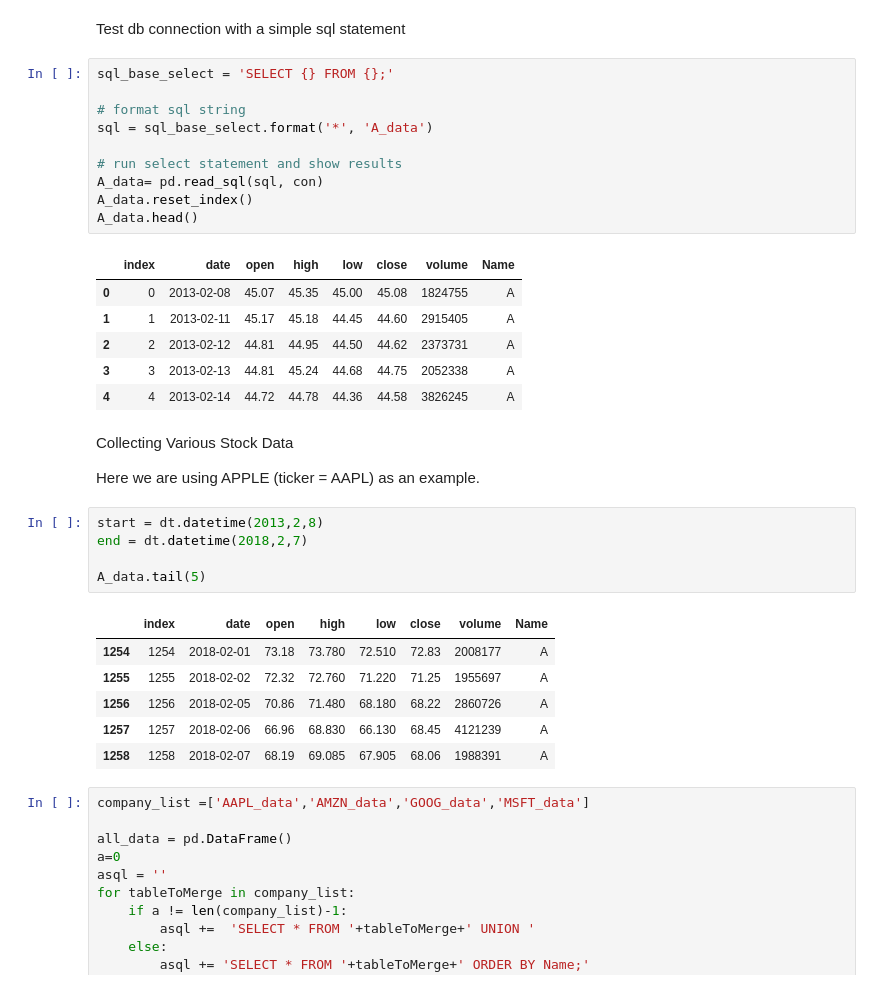
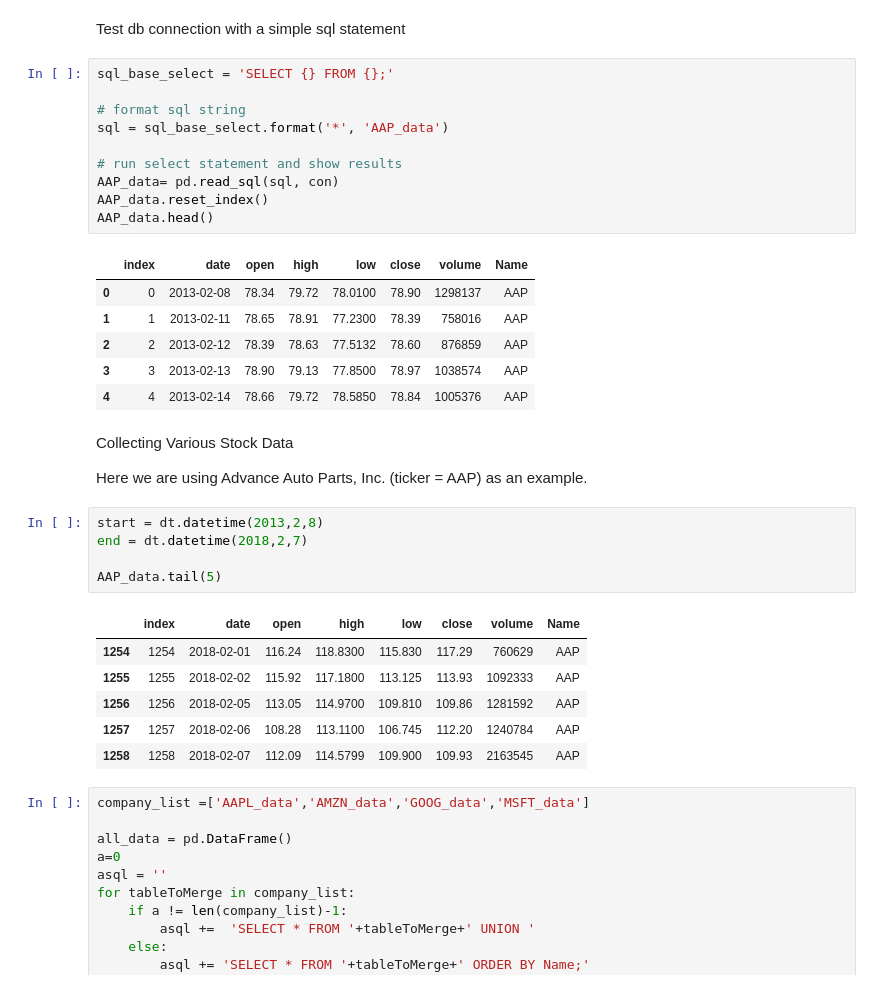
Before and after one commit to Sisira6K/SP_Stock_Price_Analysis, a Jupyter notebook: Stockprice_Analysis.ipynb, the cells around one changed output. Drawn from its saved outputs; the diff is of its cells as text.

```diff
--- a/Stockprice_Analysis.ipynb
+++ b/Stockprice_Analysis.ipynb
@@ -24,36 +34,36 @@ Test db connection with a simple sql statement
 # %%
 sql_base_select = 'SELECT {} FROM {};'
 
 # format sql string
-sql = sql_base_select.format('*', 'A_data')
+sql = sql_base_select.format('*', 'AAP_data')
 
 # run select statement and show results
-A_data= pd.read_sql(sql, con)
-A_data.reset_index()
-A_data.head()
+AAP_data= pd.read_sql(sql, con)
+AAP_data.reset_index()
+AAP_data.head()
 # %% [output]
 |  | index | date | open | high | low | close | volume | Name |
-| 0 | 0 | 2013-02-08 | 45.07 | 45.35 | 45.00 | 45.08 | 1824755 | A |
-| 1 | 1 | 2013-02-11 | 45.17 | 45.18 | 44.45 | 44.60 | 2915405 | A |
-| 2 | 2 | 2013-02-12 | 44.81 | 44.95 | 44.50 | 44.62 | 2373731 | A |
-| 3 | 3 | 2013-02-13 | 44.81 | 45.24 | 44.68 | 44.75 | 2052338 | A |
-| 4 | 4 | 2013-02-14 | 44.72 | 44.78 | 44.36 | 44.58 | 3826245 | A |
+| 0 | 0 | 2013-02-08 | 78.34 | 79.72 | 78.0100 | 78.90 | 1298137 | AAP |
+| 1 | 1 | 2013-02-11 | 78.65 | 78.91 | 77.2300 | 78.39 | 758016 | AAP |
+| 2 | 2 | 2013-02-12 | 78.39 | 78.63 | 77.5132 | 78.60 | 876859 | AAP |
+| 3 | 3 | 2013-02-13 | 78.90 | 79.13 | 77.8500 | 78.97 | 1038574 | AAP |
+| 4 | 4 | 2013-02-14 | 78.66 | 79.72 | 78.5850 | 78.84 | 1005376 | AAP |
 # %% [markdown]
 Collecting Various Stock Data
 
-Here we are using APPLE (ticker = AAPL) as an example.
+Here we are using Advance Auto Parts, Inc. (ticker = AAP) as an example.
 # %%
 start = dt.datetime(2013,2,8)
 end = dt.datetime(2018,2,7)
 
-A_data.tail(5)
+AAP_data.tail(5)
 # %% [output]
 |  | index | date | open | high | low | close | volume | Name |
-| 1254 | 1254 | 2018-02-01 | 73.18 | 73.780 | 72.510 | 72.83 | 2008177 | A |
-| 1255 | 1255 | 2018-02-02 | 72.32 | 72.760 | 71.220 | 71.25 | 1955697 | A |
-| 1256 | 1256 | 2018-02-05 | 70.86 | 71.480 | 68.180 | 68.22 | 2860726 | A |
-| 1257 | 1257 | 2018-02-06 | 66.96 | 68.830 | 66.130 | 68.45 | 4121239 | A |
-| 1258 | 1258 | 2018-02-07 | 68.19 | 69.085 | 67.905 | 68.06 | 1988391 | A |
+| 1254 | 1254 | 2018-02-01 | 116.24 | 118.8300 | 115.830 | 117.29 | 760629 | AAP |
+| 1255 | 1255 | 2018-02-02 | 115.92 | 117.1800 | 113.125 | 113.93 | 1092333 | AAP |
+| 1256 | 1256 | 2018-02-05 | 113.05 | 114.9700 | 109.810 | 109.86 | 1281592 | AAP |
+| 1257 | 1257 | 2018-02-06 | 108.28 | 113.1100 | 106.745 | 112.20 | 1240784 | AAP |
+| 1258 | 1258 | 2018-02-07 | 112.09 | 114.5799 | 109.900 | 109.93 | 2163545 | AAP |
 # %%
 company_list =['AAPL_data','AMZN_data','GOOG_data','MSFT_data']
 
```
Also changed, not shown: parts of 3 cells of this notebook.
